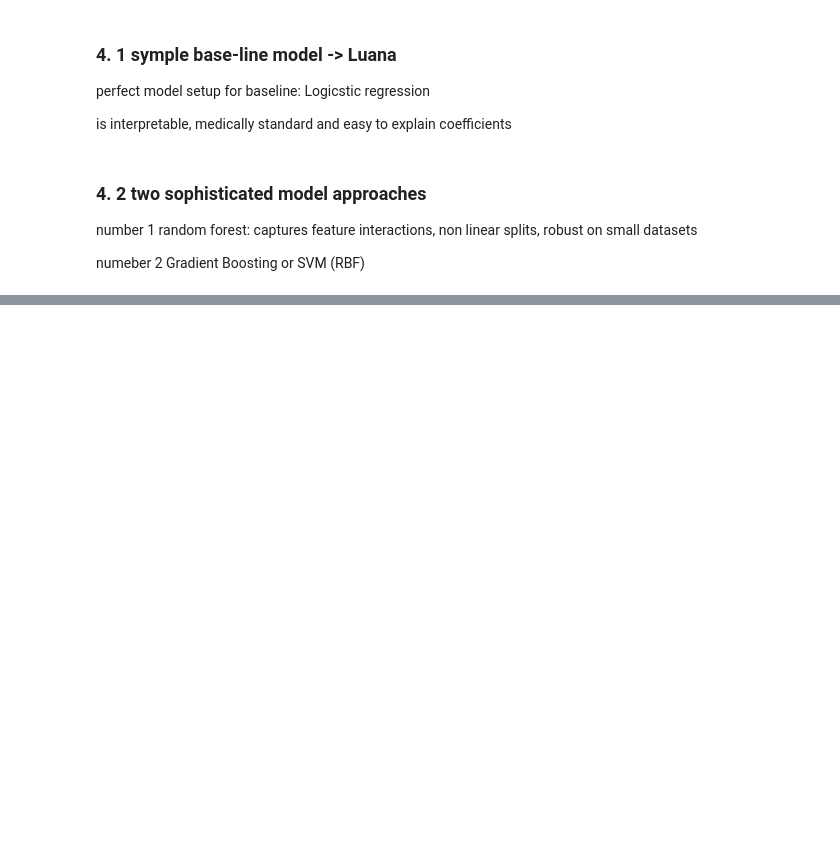
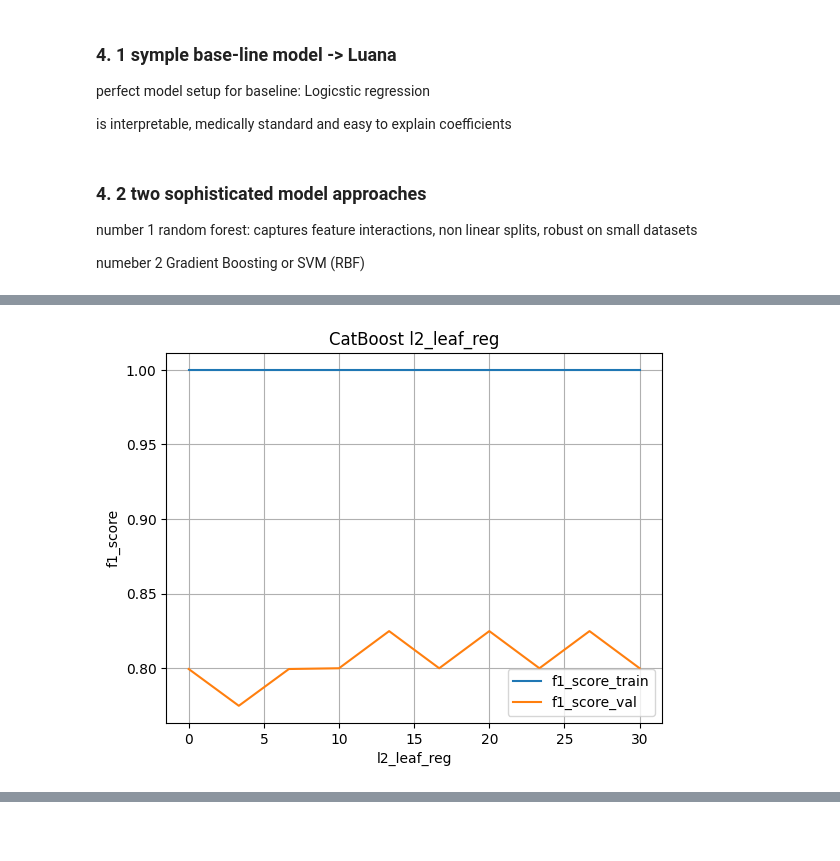
Before and after one commit to micheleishere/CO2, a Jupyter notebook: Project_CO2_main.ipynb, the cells around one changed output, grey strips where cells are left out. Saved outputs shown, nothing was run; the diff lists cells and outputs as text; code cells hidden in the pictures; blank space fills up the shorter version.

```diff
--- a/Project_CO2_main.ipynb
+++ b/Project_CO2_main.ipynb
@@ -472,0 +512,23 @@ CatBoost was sightly better than Ada Boost. AdaBooost and CatBoost will advanced
+# %%
+# CatBoost l2_leaf_reg
+f1_score_train = []
+f1_score_val = []
+r = np.linspace(0,30,10) # is non zero and under 1
+for x in r:
+    cat = CatBoostClassifier(l2_leaf_reg= x, logging_level ='Silent')
+    cat.fit(train_X,train_y)
+    cat_train = cat.predict(train_X)
+    cat_val = cat.predict(validation_X)
+    f1_score_train.append(f1_score(train_y, cat_train, average='macro'))
+    f1_score_val.append(f1_score(validation_y, cat_val, average='macro'))
+
+cat_result = {"l2_leaf_reg" : r, "f1_score_train" : f1_score_train, "f1_score_val" : f1_score_val}
+
+cat_result_df = pd.DataFrame(cat_result)
+cat_result_df.plot(x="l2_leaf_reg")
+plt.title("CatBoost l2_leaf_reg")
+plt.ylabel("f1_score")
+plt.grid(True)
+plt.show()
+# %% [output]
+[figure, added]
```
Also changed, not shown: parts of 23 cells of this notebook, 20 other files.
